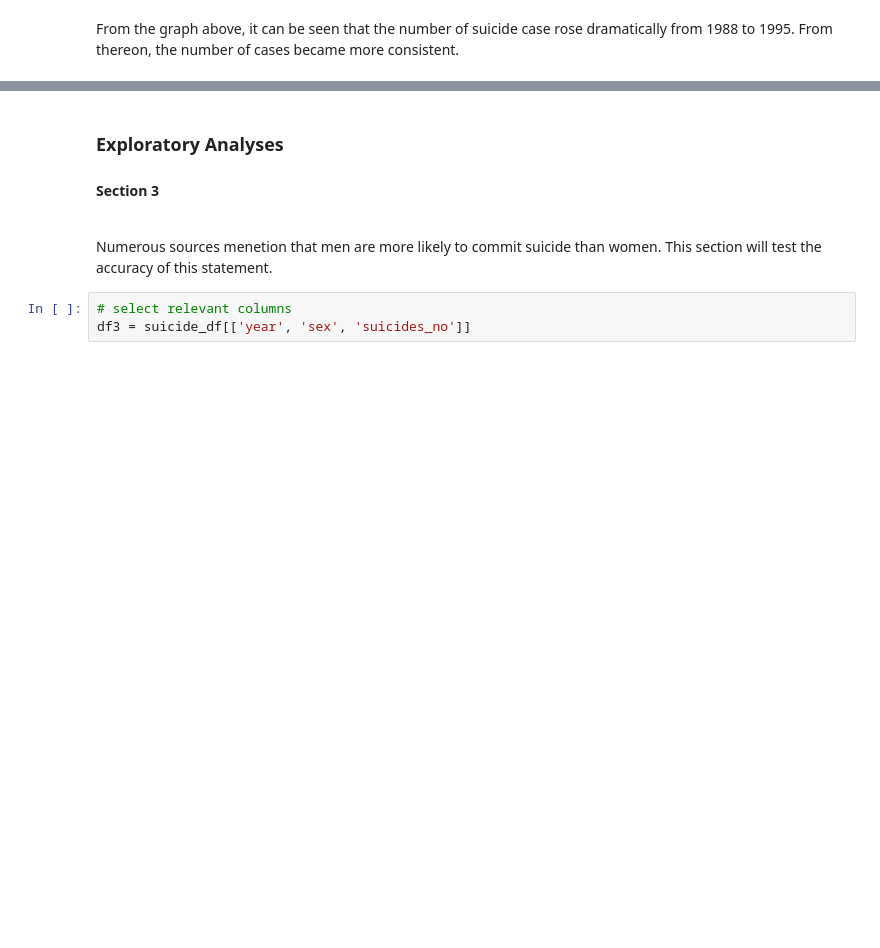
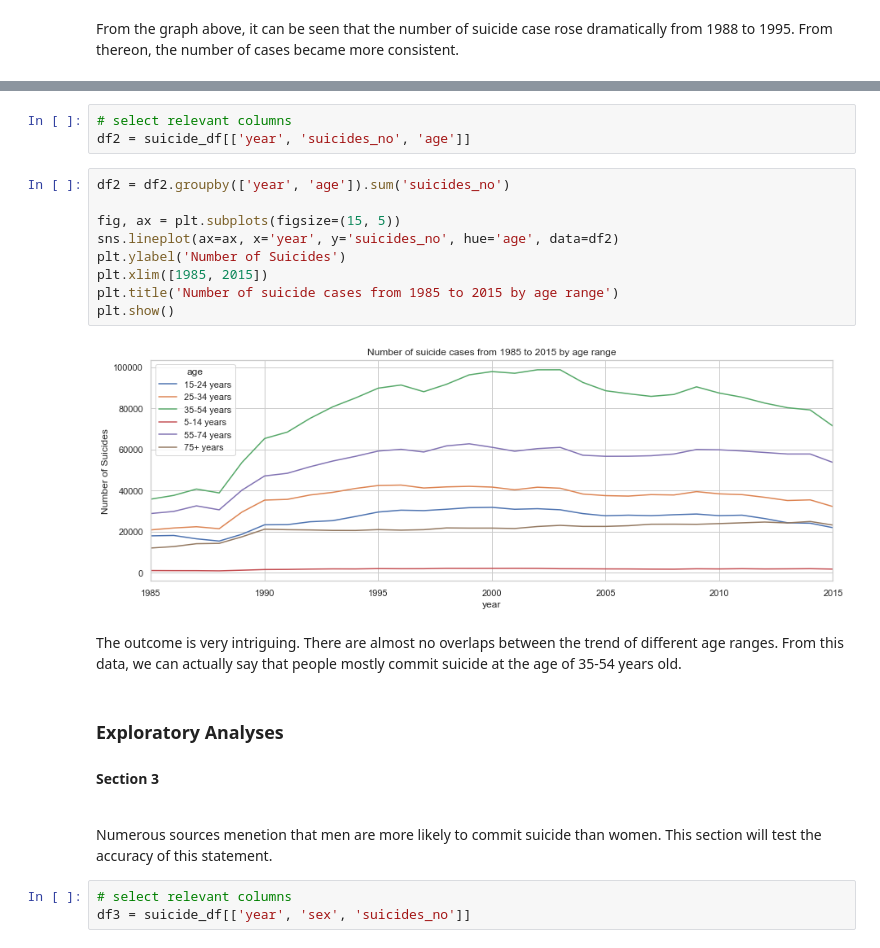
Before and after one commit to jaredblase/lyrid-training, a Jupyter notebook: 1/Suicide Rates.ipynb, the cells around one changed output, grey strips where cells are left out. Saved outputs shown, nothing was run; the diff lists cells and outputs as text; blank space fills up the shorter version.

```diff
--- a/1/Suicide Rates.ipynb
+++ b/1/Suicide Rates.ipynb
@@ -134,3 +136,19 @@ From the graph above, it can be seen that the number of suicide case rose dramat
+# %%
+# select relevant columns
+df2 = suicide_df[['year', 'suicides_no', 'age']]
+# %%
+df2 = df2.groupby(['year', 'age']).sum('suicides_no')
+
+fig, ax = plt.subplots(figsize=(15, 5))
+sns.lineplot(ax=ax, x='year', y='suicides_no', hue='age', data=df2)
+plt.ylabel('Number of Suicides')
+plt.xlim([1985, 2015])
+plt.title('Number of suicide cases from 1985 to 2015 by age range')
+plt.show()
+# %% [output]
+[figure, added]
+# %% [markdown]
+The outcome is very intriguing. There are almost no overlaps between the trend of different age ranges. From this data, we can actually say that people mostly commit suicide at the age of 35-54 years old.
 # %% [markdown]
 <h3>Exploratory Analyses</h3>
 <h4>Section 3</h4>
```
Also changed, not shown: parts of 7 cells of this notebook.
